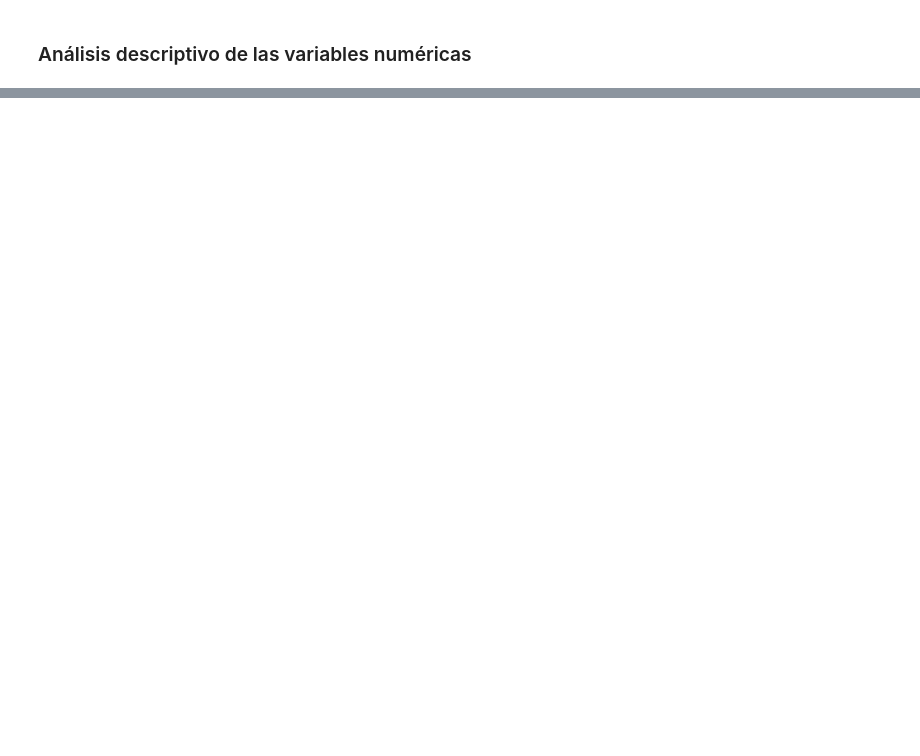
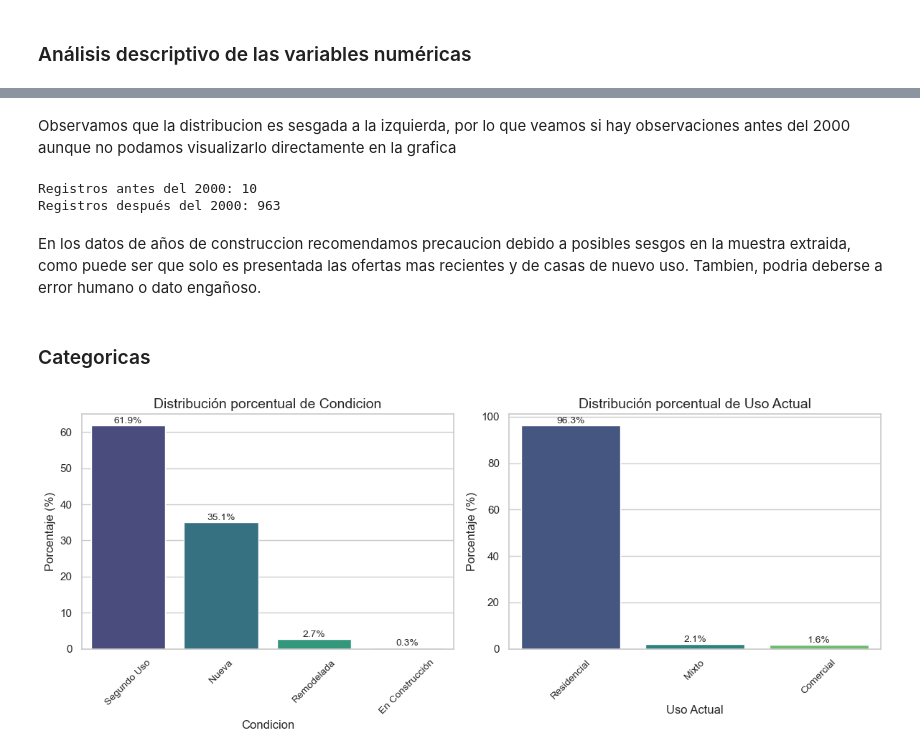
Before and after one commit to Emileo12/Precio_alquileres_DistritoNacional, a Jupyter notebook: notebooks/EDA_ofertas_inmobiliarias.ipynb, the cells around one changed output, grey strips where cells are left out. Drawn from its saved outputs; the diff is of its cells as text; code cells hidden in the pictures; blank space fills up the shorter version.

```diff
--- a/notebooks/EDA_ofertas_inmobiliarias.ipynb
+++ b/notebooks/EDA_ofertas_inmobiliarias.ipynb
@@ -129,0 +242,49 @@ plt.show()
+# %% [markdown]
+Observamos que la distribucion es sesgada a la izquierda, por lo que veamos si hay observaciones antes del 2000 aunque no podamos visualizarlo directamente en la grafica
+# %%
+# Contar los registros antes y después del año 2000
+antes_2010 = df[df['Agno Construccion'] < 2010]
+despues_2010 = df[df['Agno Construccion'] >= 2010]
+
+print(f"Registros antes del 2000: {antes_2010.shape[0]}")
+print(f"Registros después del 2000: {despues_2010.shape[0]}")
+# %% [output]
+Registros antes del 2000: 10
+Registros después del 2000: 963
+# %% [markdown]
+En los datos de años de construccion recomendamos precaucion debido a posibles sesgos en la muestra extraida, como puede ser que solo es presentada las ofertas mas recientes y de casas de nuevo uso.
+Tambien, podria deberse a error humano o dato engañoso.
+# %% [markdown]
+### Categoricas
+# %%
+# Para variables categóricas
+categorical_columns = ['Condicion', 'Uso Actual']  # Coloca tus columnas categóricas
+
+# Configurar subplots, una fila por cada columna categórica
+fig, axes = plt.subplots(1, len(categorical_columns), figsize=(12, 5))  # Una fila y N columnas
+
+# Generar los gráficos en cada subplot
+for i, column in enumerate(categorical_columns):
+    # Calcula el porcentaje
+    percentage = df[column].value_counts(normalize=True) * 100
+
+    # Graficar en el subplot correspondiente sin advertencia de palette
+    sns.barplot(x=percentage.index, y=percentage.values, ax=axes[i], hue=percentage.index, legend=False,palette='viridis')
+
+    # Añadir etiquetas de porcentaje sobre las barras
+    for container in axes[i].containers:
+        axes[i].bar_label(container, fmt='%.1f%%', label_type='edge', fontsize=10)
+
+    # Ajustar los títulos y etiquetas
+    axes[i].set_title(f'Distribución porcentual de {column}', fontsize=14)
+    axes[i].set_xlabel(column, fontsize=12)
+    axes[i].set_ylabel('Porcentaje (%)', fontsize=12)
+    axes[i].tick_params(axis='x', rotation=45, labelsize=10)  # Ajustar la rotación para mejor lectura
+
+# Ajustar el layout para que no se solapen los elementos
+plt.tight_layout()
+
+# Mostrar el gráfico
+plt.show()
+# %% [output]
+[figure, added]
```
Also changed, not shown: parts of 49 cells of this notebook, 18 other files.
